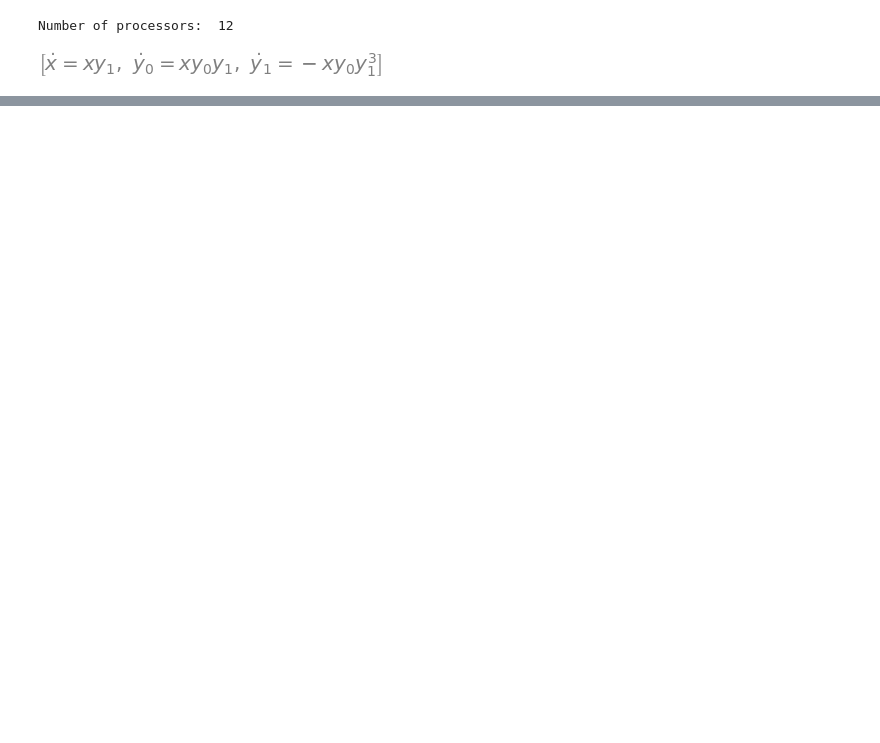
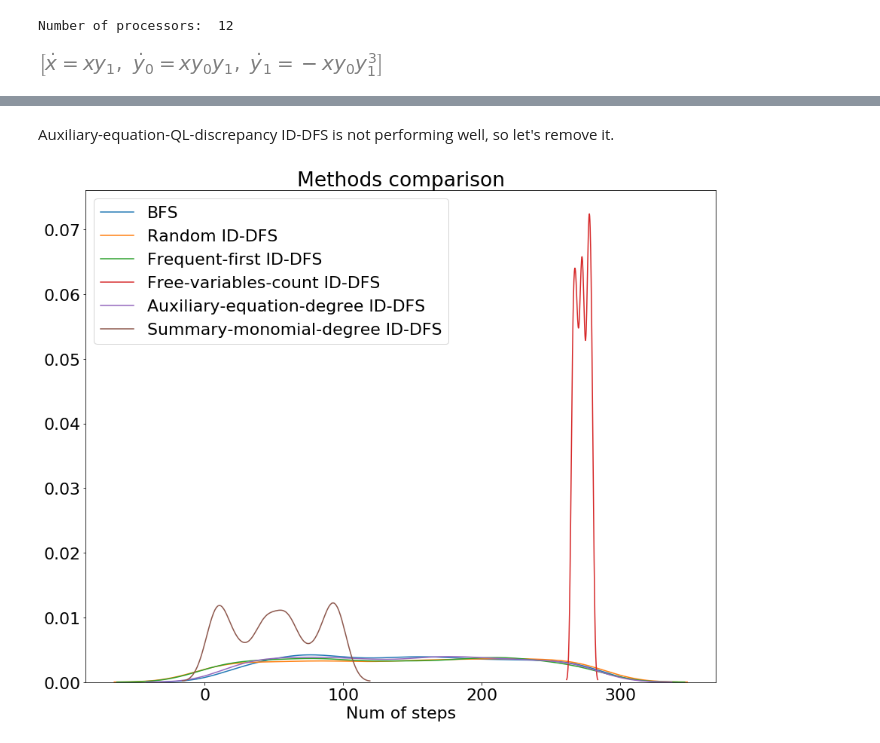
Before and after one commit to AndreyBychkov/QBee, a Jupyter notebook: PythonPackage/examples/comparisons.ipynb, the cells around one changed output, grey strips where cells are left out. Cells and saved outputs as stored; diff of their text form; code cells hidden in the pictures; blank space fills up the shorter version.

```diff
--- a/PythonPackage/examples/comparisons.ipynb
+++ b/PythonPackage/examples/comparisons.ipynb
@@ -92,0 +68,5 @@ This distplot works poorly with deterministic heuristics. For later usage.
+# %%
+iddfs_frequent_first = get_steps(ql_iddfs_frequent_first)
+
+print("Frequent-first ID-DFS from 2 depth - steps statistics:")
+print_statistics(iddfs_frequent_first)
@@ -108,0 +151,16 @@ plt.title("Methods comparison");
+# %% [markdown]
+Auxiliary-equation-QL-discrepancy ID-DFS is not performing well, so let's remove it.
+# %%
+plt.rcParams.update({'font.size': 22})
+plt.figure(figsize=(15, 12))
+sns.distplot(bfs_steps, label="BFS", kde=True, hist=False)
+sns.distplot(iddfs_random, label="Random ID-DFS", kde=True, hist=False)
+sns.distplot(iddfs_frequent_first, label="Frequent-first ID-DFS", kde=True, hist=False)
+sns.distplot(iddfs_free_variables_count, label="Free-variables-count ID-DFS", kde=True, hist=False)
+sns.distplot(iddfs_auxiliary_equation_degree, label="Auxiliary-equation-degree ID-DFS", kde=True, hist=False)
+sns.distplot(iddfs_summary_monomial_degree, label="Summary-monomial-degree ID-DFS", kde=True, hist=False)
+plt.legend()
+plt.xlabel("Num of steps")
+plt.title("Methods comparison");
+# %% [output]
+[figure, added]
```
Also changed, not shown: parts of 30 cells of this notebook, 1 other file.
